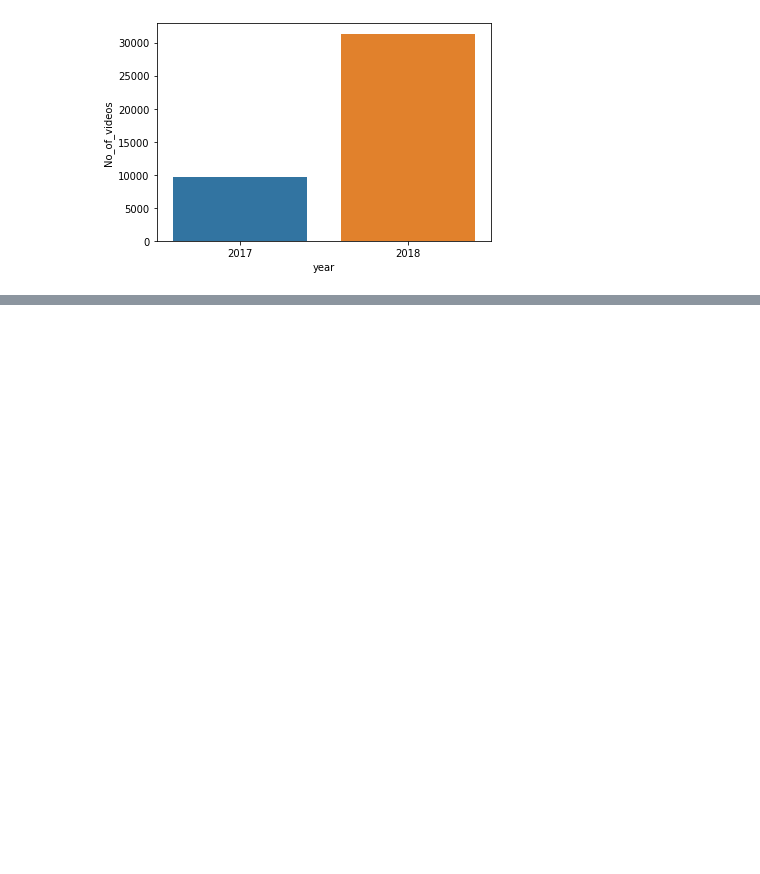
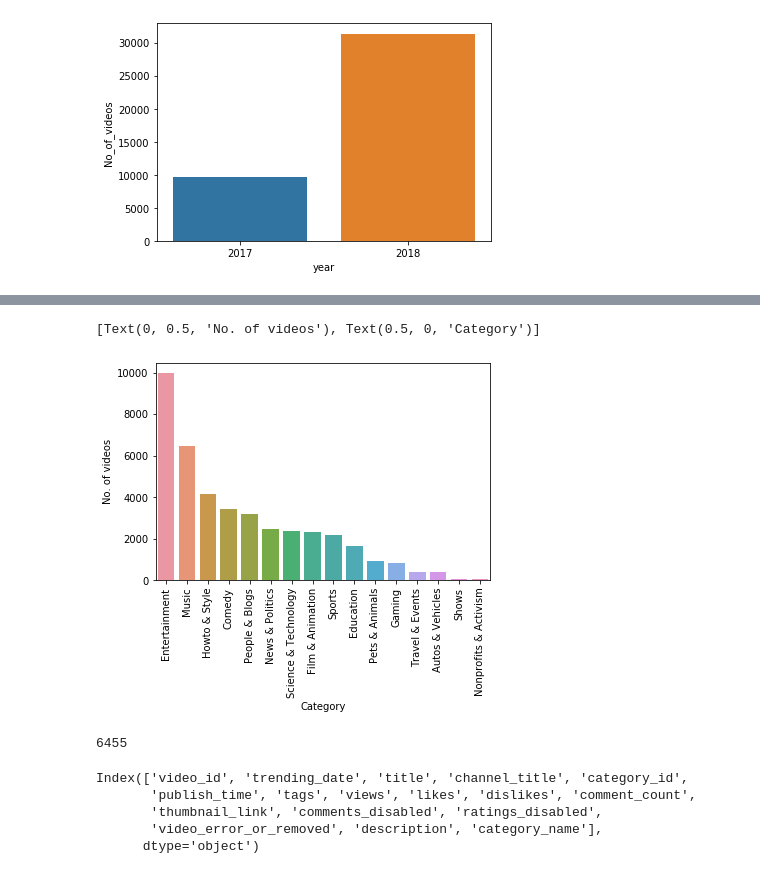
Before and after one commit to anhonymous68/-CAP4770-FinalProject, a Jupyter notebook: data_pipeline.ipynb, the cells around one changed output, grey strips where cells are left out. Saved outputs shown, nothing was run; the diff lists cells and outputs as text; code cells hidden in the pictures; blank space fills up the shorter version.

```diff
--- a/data_pipeline.ipynb
+++ b/data_pipeline.ipynb
@@ -249,0 +308,22 @@ sns.barplot(x="year", y="No_of_videos", data=cdf)
+# %%
+cdf = data["category_name"].value_counts().to_frame().reset_index()
+cdf.rename(columns={"index": "category_name", "category_name": "No_of_videos"}, inplace=True)
+fig, ax = plt.subplots()
+sns.barplot(x="category_name", y="No_of_videos", data=cdf, ax=ax)
+ax.set_xticklabels(ax.get_xticklabels(), rotation=90)
+ax.set(xlabel="Category", ylabel="No. of videos")
+# %% [output]
+[Text(0, 0.5, 'No. of videos'), Text(0.5, 0, 'Category')]
+[figure, added]
+# %%
+len(data['title'].unique())
+# %% [output]
+6455
+# %%
+data.columns
+# %% [output]
+Index(['video_id', 'trending_date', 'title', 'channel_title', 'category_id',
+       'publish_time', 'tags', 'views', 'likes', 'dislikes', 'comment_count',
+       'thumbnail_link', 'comments_disabled', 'ratings_disabled',
+       'video_error_or_removed', 'description', 'category_name'],
+      dtype='object')
```
Also changed, not shown: parts of 20 cells of this notebook.
